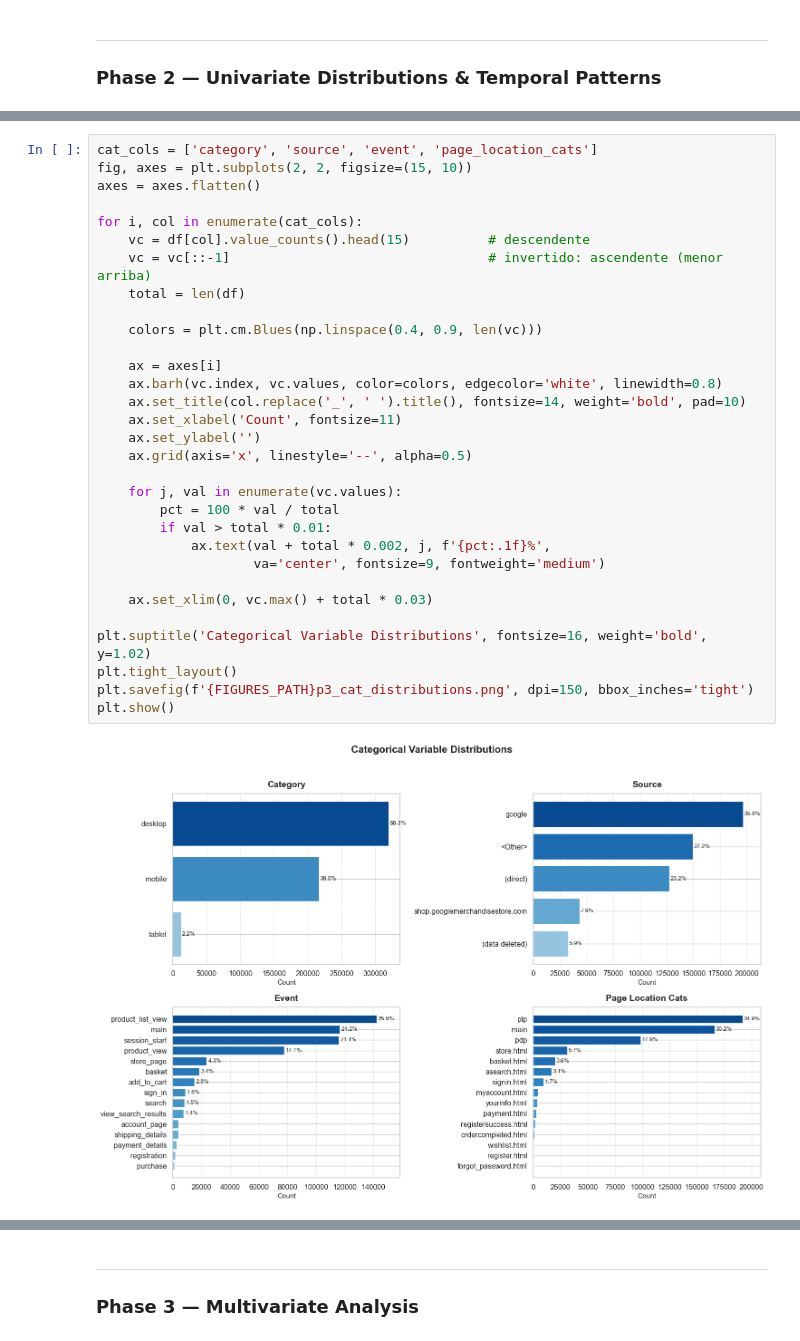
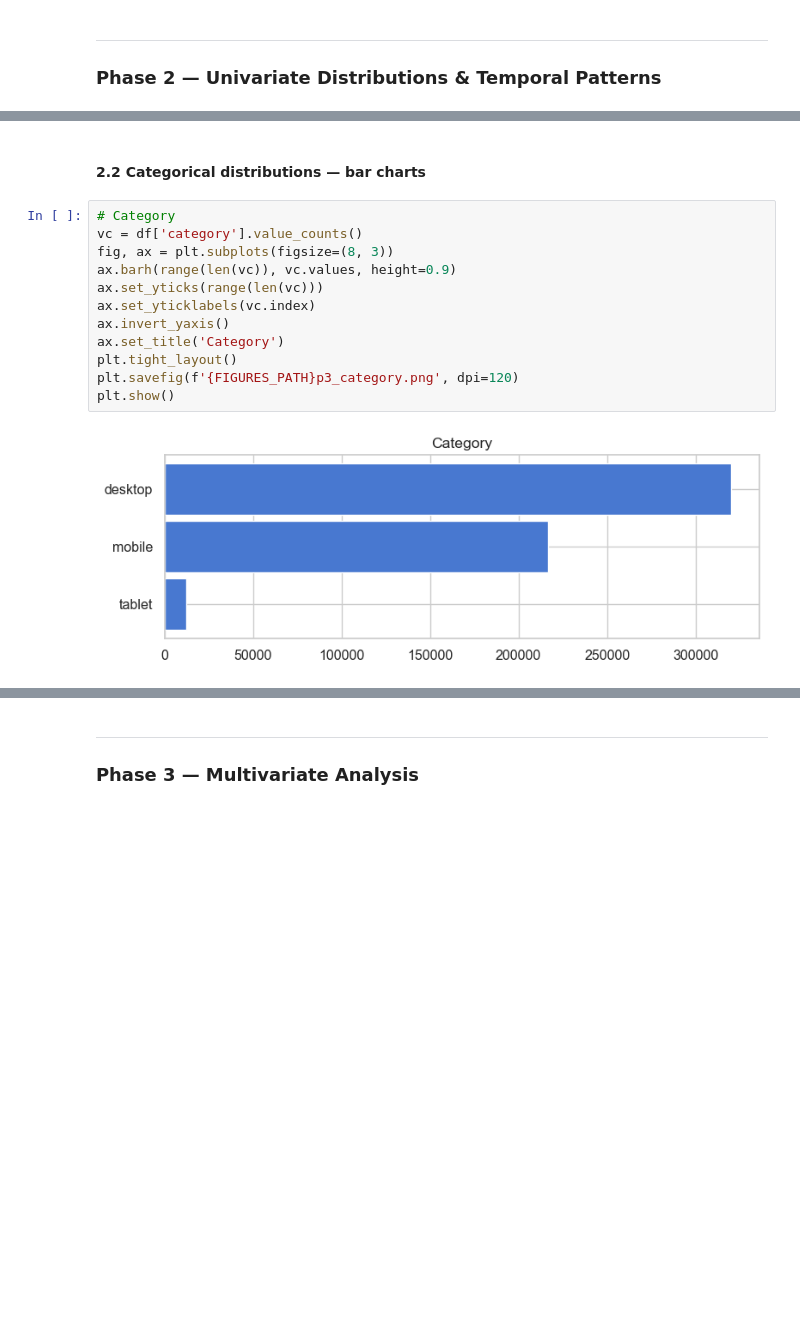
Before and after one commit to amaliezzz/ecom-markov-embeddings, a Jupyter notebook: notebooks/01_eda_fundamentals.ipynb, the cells around one changed output, grey strips where cells are left out. Drawn from its saved outputs; the diff is of its cells as text; blank space fills up the shorter version.

```diff
--- a/notebooks/01_eda_fundamentals.ipynb
+++ b/notebooks/01_eda_fundamentals.ipynb
@@ -122,33 +115,16 @@ de usuarios en 1-2 sesiones y una minoría de power users hasta sesión 140.
-# %%
-cat_cols = ['category', 'source', 'event', 'page_location_cats']
-fig, axes = plt.subplots(2, 2, figsize=(15, 10))
-axes = axes.flatten()
-
-for i, col in enumerate(cat_cols):
-    vc = df[col].value_counts().head(15)          # descendente
-    vc = vc[::-1]                                 # invertido: ascendente (menor arriba)
-    total = len(df)
-
-    colors = plt.cm.Blues(np.linspace(0.4, 0.9, len(vc)))
-
-    ax = axes[i]
-    ax.barh(vc.index, vc.values, color=colors, edgecolor='white', linewidth=0.8)
-    ax.set_title(col.replace('_', ' ').title(), fontsize=14, weight='bold', pad=10)
-    ax.set_xlabel('Count', fontsize=11)
-    ax.set_ylabel('')
-    ax.grid(axis='x', linestyle='--', alpha=0.5)
-
-    for j, val in enumerate(vc.values):
-        pct = 100 * val / total
-        if val > total * 0.01:
-            ax.text(val + total * 0.002, j, f'{pct:.1f}%',
-                    va='center', fontsize=9, fontweight='medium')
-
-    ax.set_xlim(0, vc.max() + total * 0.03)
-
-plt.suptitle('Categorical Variable Distributions', fontsize=16, weight='bold', y=1.02)
-plt.tight_layout()
-plt.savefig(f'{FIGURES_PATH}p3_cat_distributions.png', dpi=150, bbox_inches='tight')
-plt.show()
-# %% [output]
-[figure, removed]
+# %% [markdown]
+#### 2.2 Categorical distributions — bar charts
+# %%
+# Category
+vc = df['category'].value_counts()
+fig, ax = plt.subplots(figsize=(8, 3))
+ax.barh(range(len(vc)), vc.values, height=0.9)
+ax.set_yticks(range(len(vc)))
+ax.set_yticklabels(vc.index)
+ax.invert_yaxis()
+ax.set_title('Category')
+plt.tight_layout()
+plt.savefig(f'{FIGURES_PATH}p3_category.png', dpi=120)
+plt.show()
+# %% [output]
+[figure, added]
```
Also changed, not shown: parts of 31 cells of this notebook.
